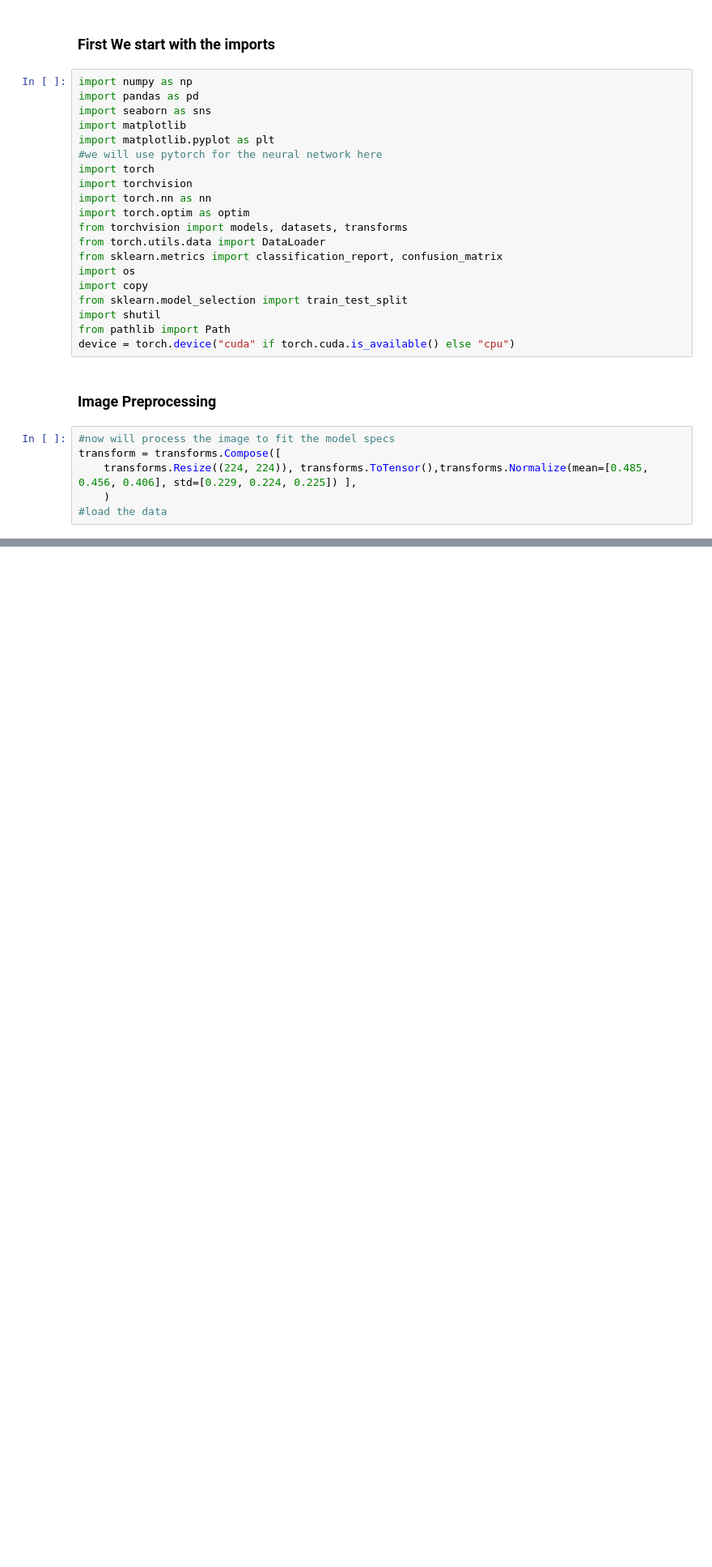
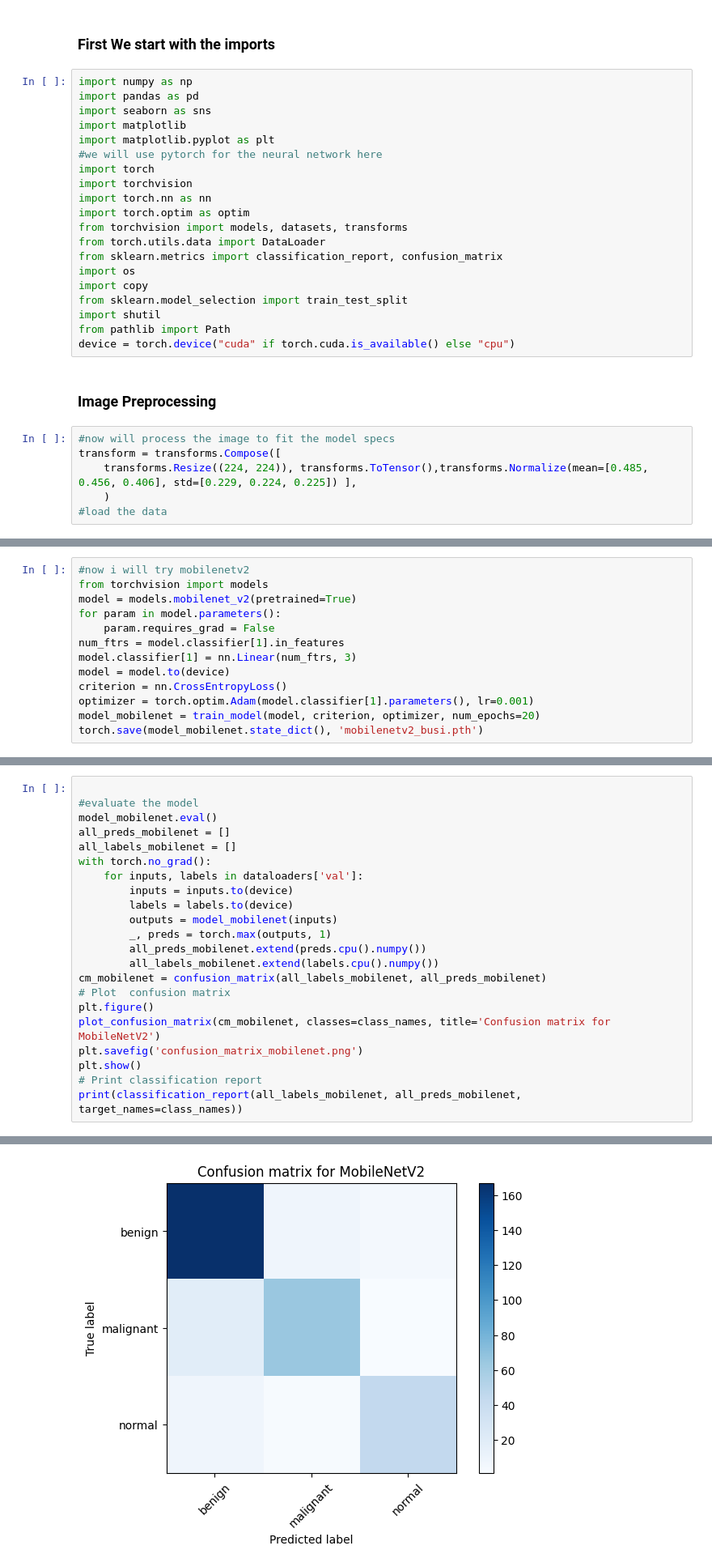
Before and after one commit to moghaith/CV-Breast-Cancer, a Jupyter notebook: resnet_intial.ipynb, the cells around one changed output, grey strips where cells are left out. Shown: that part at 81% size. Saved outputs shown, nothing was run; the diff lists cells and outputs as text; blank space fills up the shorter version.

```diff
--- a/resnet_intial.ipynb
+++ b/resnet_intial.ipynb
@@ -150,0 +198,13 @@ def evaluate_model(model, dataloaders, dataset_sizes):
+# %%
+#now i will try mobilenetv2
+from torchvision import models
+model = models.mobilenet_v2(pretrained=True)
+for param in model.parameters():
+    param.requires_grad = False
+num_ftrs = model.classifier[1].in_features
+model.classifier[1] = nn.Linear(num_ftrs, 3)
+model = model.to(device)
+criterion = nn.CrossEntropyLoss()
+optimizer = torch.optim.Adam(model.classifier[1].parameters(), lr=0.001)
+model_mobilenet = train_model(model, criterion, optimizer, num_epochs=20)
+torch.save(model_mobilenet.state_dict(), 'mobilenetv2_busi.pth')
@@ -150,0 +229,23 @@ def evaluate_model(model, dataloaders, dataset_sizes):
+# %%
+
+#evaluate the model
+model_mobilenet.eval()
+all_preds_mobilenet = []
+all_labels_mobilenet = []
+with torch.no_grad():
+    for inputs, labels in dataloaders['val']:
+        inputs = inputs.to(device)
+        labels = labels.to(device)
+        outputs = model_mobilenet(inputs)
+        _, preds = torch.max(outputs, 1)
+        all_preds_mobilenet.extend(preds.cpu().numpy())
+        all_labels_mobilenet.extend(labels.cpu().numpy())
+cm_mobilenet = confusion_matrix(all_labels_mobilenet, all_preds_mobilenet)
+# Plot  confusion matrix
+plt.figure()
+plot_confusion_matrix(cm_mobilenet, classes=class_names, title='Confusion matrix for MobileNetV2')
+plt.savefig('confusion_matrix_mobilenet.png')
+plt.show()
+# Print classification report
+print(classification_report(all_labels_mobilenet, all_preds_mobilenet, target_names=class_names))
+# %% [output]
@@ -150,0 +256 @@ def evaluate_model(model, dataloaders, dataset_sizes):
+[figure, added]
```
Also changed, not shown: parts of 7 cells of this notebook, 4 other files.
